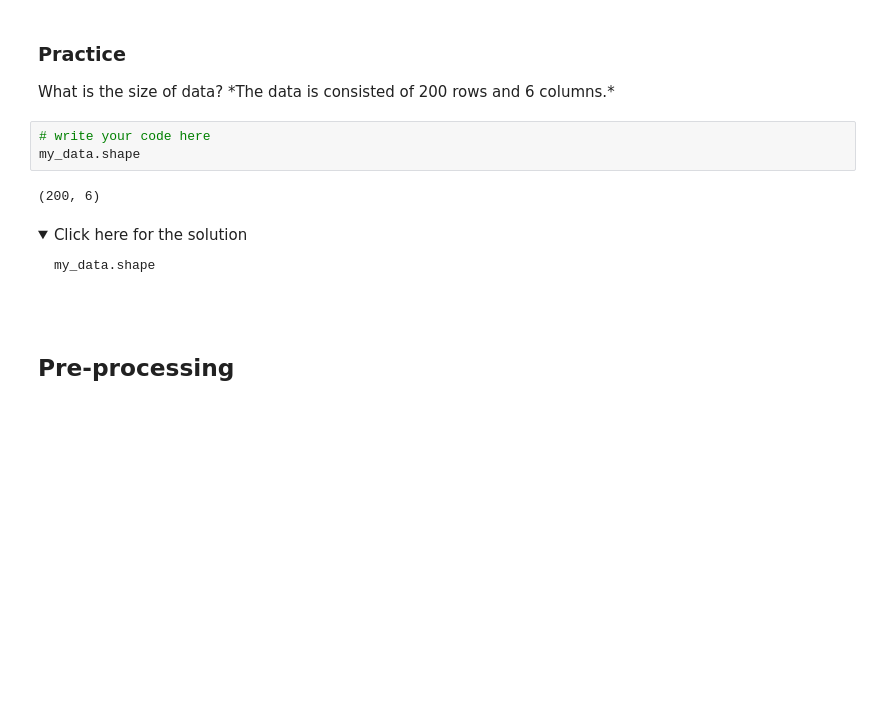
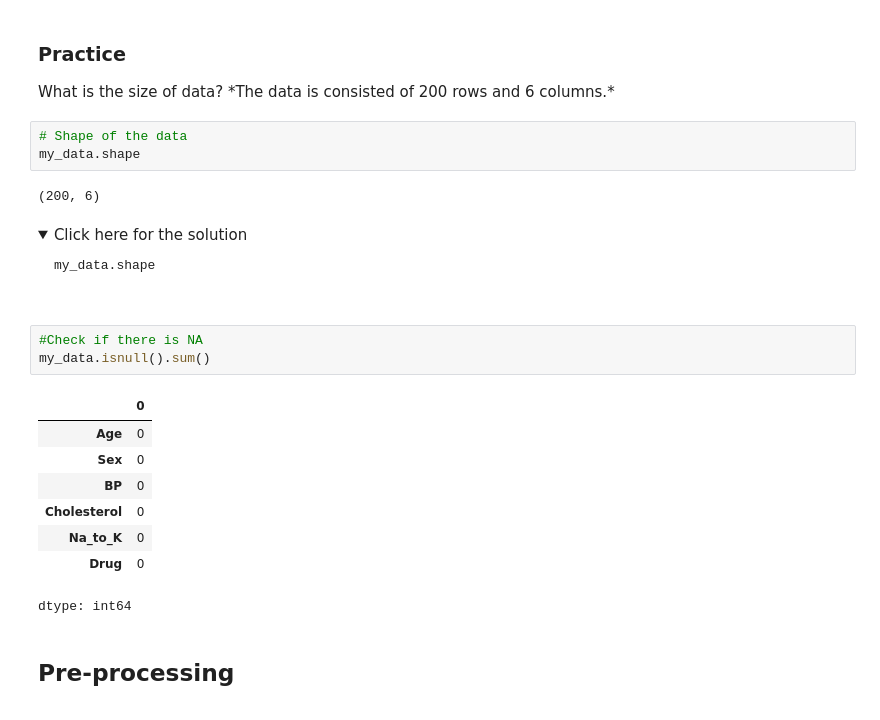
Before and after one commit to lililalina/coursera-capstone-ml-project, a Jupyter notebook: ML0101EN_Clas_Decision_Trees_drug.ipynb, the cells around one changed output. Cells and saved outputs as stored; diff of their text form; folded sections open; blank space fills up the shorter version.

````diff
--- a/ML0101EN_Clas_Decision_Trees_drug.ipynb
+++ b/ML0101EN_Clas_Decision_Trees_drug.ipynb
@@ -95,11 +95,11 @@ my_data[0:5]
     What is the size of data?
     *The data is consisted of 200 rows and 6 columns.*
 </div>
-# %%
-# write your code here
-my_data.shape
-# %% [output]
-(200, 6)
+# %%
+# Shape of the data
+my_data.shape
+# %% [output]
+(200, 6)
 # %% [markdown]
 <details><summary>Click here for the solution</summary>
 
@@ -109,6 +109,18 @@ my_data.shape
 ```
 
 </details>
+# %%
+#Check if there is NA
+my_data.isnull().sum()
+# %% [output]
+|  | 0 |
+| Age | 0 |
+| Sex | 0 |
+| BP | 0 |
+| Cholesterol | 0 |
+| Na_to_K | 0 |
+| Drug | 0 |
+dtype: int64
 # %% [markdown]
 <div href="pre-processing">
     <h2>Pre-processing</h2>
````
Also changed, not shown: parts of 5 cells of this notebook.
